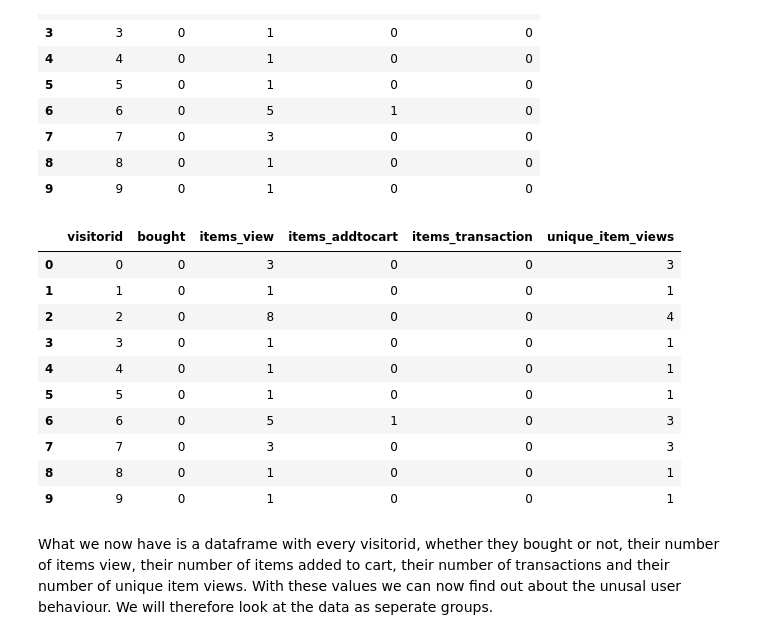
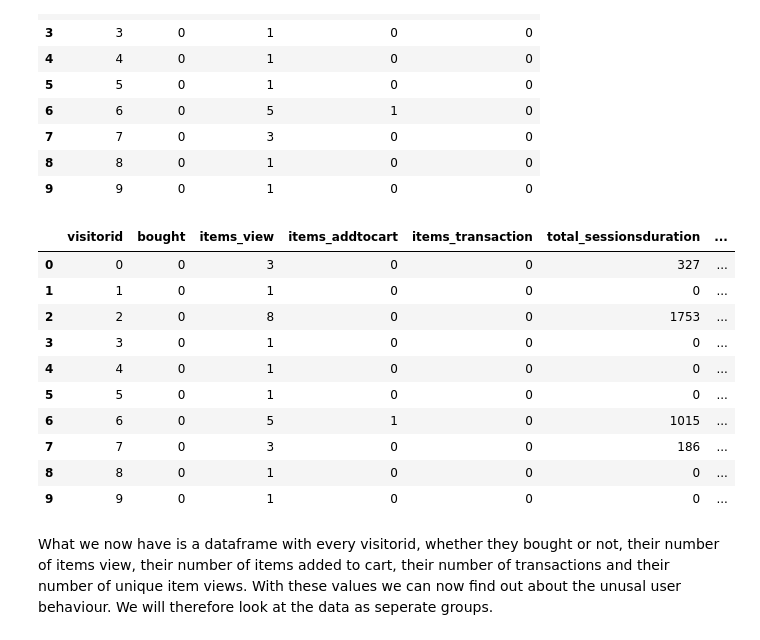
Before and after one commit to tinomerl/ecommerce-recommendation, a Jupyter notebook: ecommerce-user-behaviour.ipynb, the cells around one changed output. Drawn from its saved outputs; the diff is of its cells as text; code cells hidden in the pictures.

```diff
--- a/ecommerce-user-behaviour.ipynb
+++ b/ecommerce-user-behaviour.ipynb
@@ -337,0 +389,23 @@ The Features we'll be trying to engineer are the following:
+# %%
+sessionsStart = eventsDf.drop_duplicates(
+    subset=["visitorid", "sessionid"], keep="first"
+)[["timestamp", "visitorid", "sessionid"]]
+
+sessionsEnd = eventsDf.drop_duplicates(subset=["visitorid", "sessionid"], keep="last")[
+    ["timestamp", "visitorid", "sessionid"]
+]
+# %%
+sessionsDuration = sessionsStart.merge(
+    sessionsEnd, on=["visitorid", "sessionid"], how="left"
+)
+
+sessionsDuration["total_sessionsduration"] = (
+    sessionsDuration["timestamp_y"] - sessionsDuration["timestamp_x"]
+).dt.seconds
+
+sessionsDuration = (
+    sessionsDuration.drop(columns=["timestamp_x", "timestamp_y", "sessionid"])
+    .groupby(["visitorid"], as_index=False)
+    .sum()
+)
+sessionsDuration.head(10)
@@ -337,0 +424,8 @@ The Features we'll be trying to engineer are the following:
+# %%
+sessionsNums = (
+    eventsDf[["visitorid", "session"]]
+    .groupby(["visitorid"], as_index=False)
+    .max()
+    .rename(columns={"session": "num_sessions"})
+)
+sessionsNums.head(10)
@@ -338,6 +444,6 @@ The Features we'll be trying to engineer are the following:
 # %%
 # Getting unique views on items
-uniqueViews = eventsDf.drop_duplicates(subset=["visitorid", "itemid"], keep="first")[
+uniqueViews = eventsDf[eventsDf["event"] == "view"].drop_duplicates(subset=["visitorid", "itemid"], keep="first")[
     ["visitorid", "itemid"]
 ].sort_values(["visitorid"])
 
@@ -404,20 +510,25 @@ procEventsDf.sort_values(["visitorid"]).head(10)
 | 8 | 8 | 0 | 1 | 0 | 0 |
 | 9 | 9 | 0 | 1 | 0 | 0 |
 # %%
-procEventsDf = pd.merge(procEventsDf, uniqueViews, on="visitorid", how="left")
+procEventsDf = procEventsDf.merge(sessionsDuration, on="visitorid", how="left")
+procEventsDf = procEventsDf.merge(sessionsNums, on="visitorid", how="left")
+procEventsDf["mean_sessionsduration"] = (
+    procEventsDf["total_sessionsduration"] / procEventsDf["num_sessions"]
+)
+procEventsDf = procEventsDf.merge(uniqueViews, on="visitorid", how="left")
 procEventsDf.head(10)
 # %% [output]
-|  | visitorid | bought | items_view | items_addtocart | items_transaction | unique_item_views |
-| 0 | 0 | 0 | 3 | 0 | 0 | 3 |
-| 1 | 1 | 0 | 1 | 0 | 0 | 1 |
-| 2 | 2 | 0 | 8 | 0 | 0 | 4 |
-| 3 | 3 | 0 | 1 | 0 | 0 | 1 |
-| 4 | 4 | 0 | 1 | 0 | 0 | 1 |
-| 5 | 5 | 0 | 1 | 0 | 0 | 1 |
-| 6 | 6 | 0 | 5 | 1 | 0 | 3 |
-| 7 | 7 | 0 | 3 | 0 | 0 | 3 |
-| 8 | 8 | 0 | 1 | 0 | 0 | 1 |
-| 9 | 9 | 0 | 1 | 0 | 0 | 1 |
+|  | visitorid | bought | items_view | items_addtocart | items_transaction | total_sessionsduration | ... |
+| 0 | 0 | 0 | 3 | 0 | 0 | 327 | ... |
+| 1 | 1 | 0 | 1 | 0 | 0 | 0 | ... |
+| 2 | 2 | 0 | 8 | 0 | 0 | 1753 | ... |
+| 3 | 3 | 0 | 1 | 0 | 0 | 0 | ... |
+| 4 | 4 | 0 | 1 | 0 | 0 | 0 | ... |
+| 5 | 5 | 0 | 1 | 0 | 0 | 0 | ... |
+| 6 | 6 | 0 | 5 | 1 | 0 | 1015 | ... |
+| 7 | 7 | 0 | 3 | 0 | 0 | 186 | ... |
+| 8 | 8 | 0 | 1 | 0 | 0 | 0 | ... |
+| 9 | 9 | 0 | 1 | 0 | 0 | 0 | ... |
 # %% [markdown]
 What we now have is a dataframe with every visitorid, whether they bought or not, their number of items view, their number of items added to cart, their number of transactions and their number of unique item views. With these values we can now find out about the unusal user behaviour. We will therefore look at the data as seperate groups.
 # %% [markdown]
```
Also changed, not shown: parts of 31 cells of this notebook.
